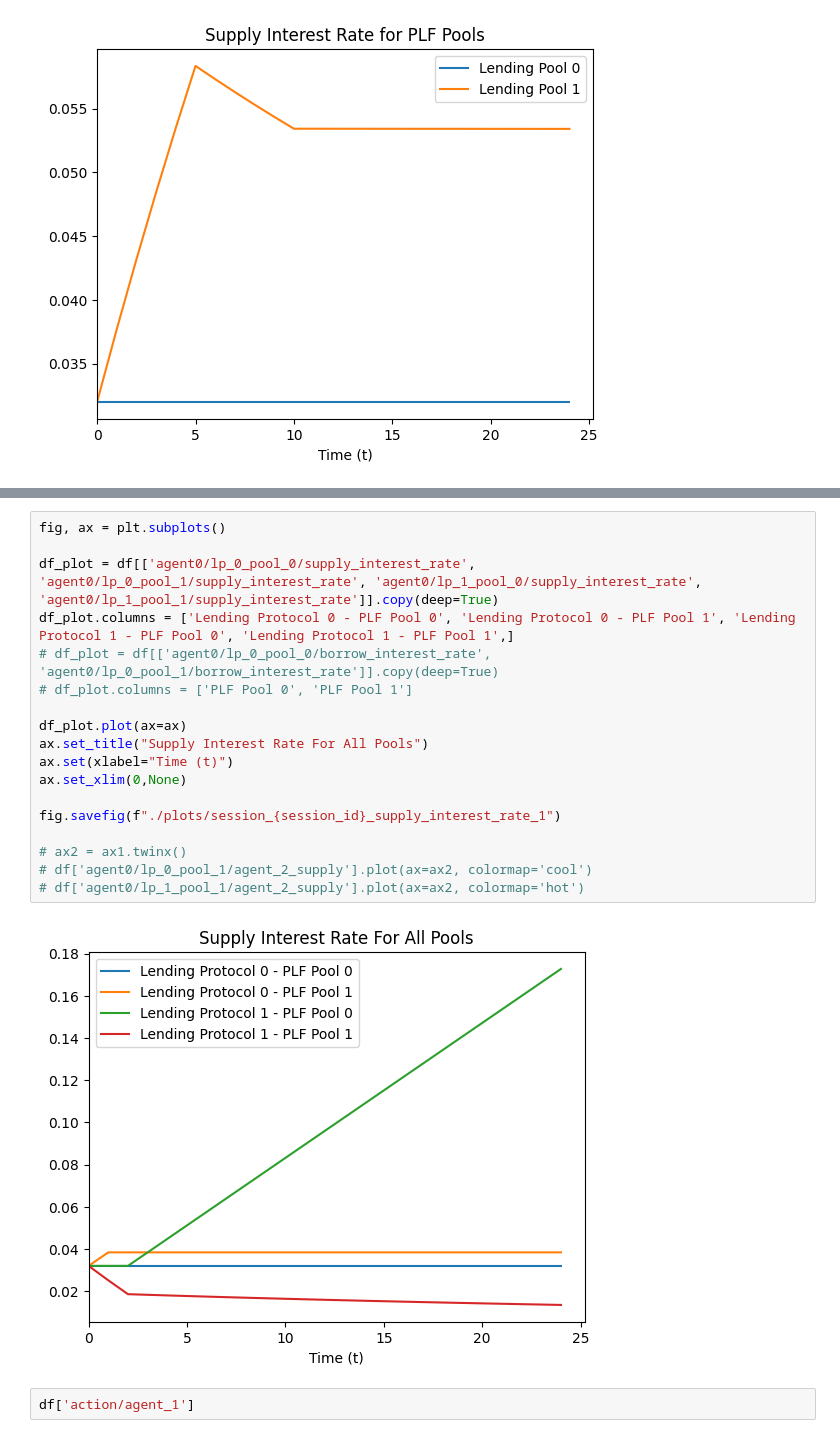
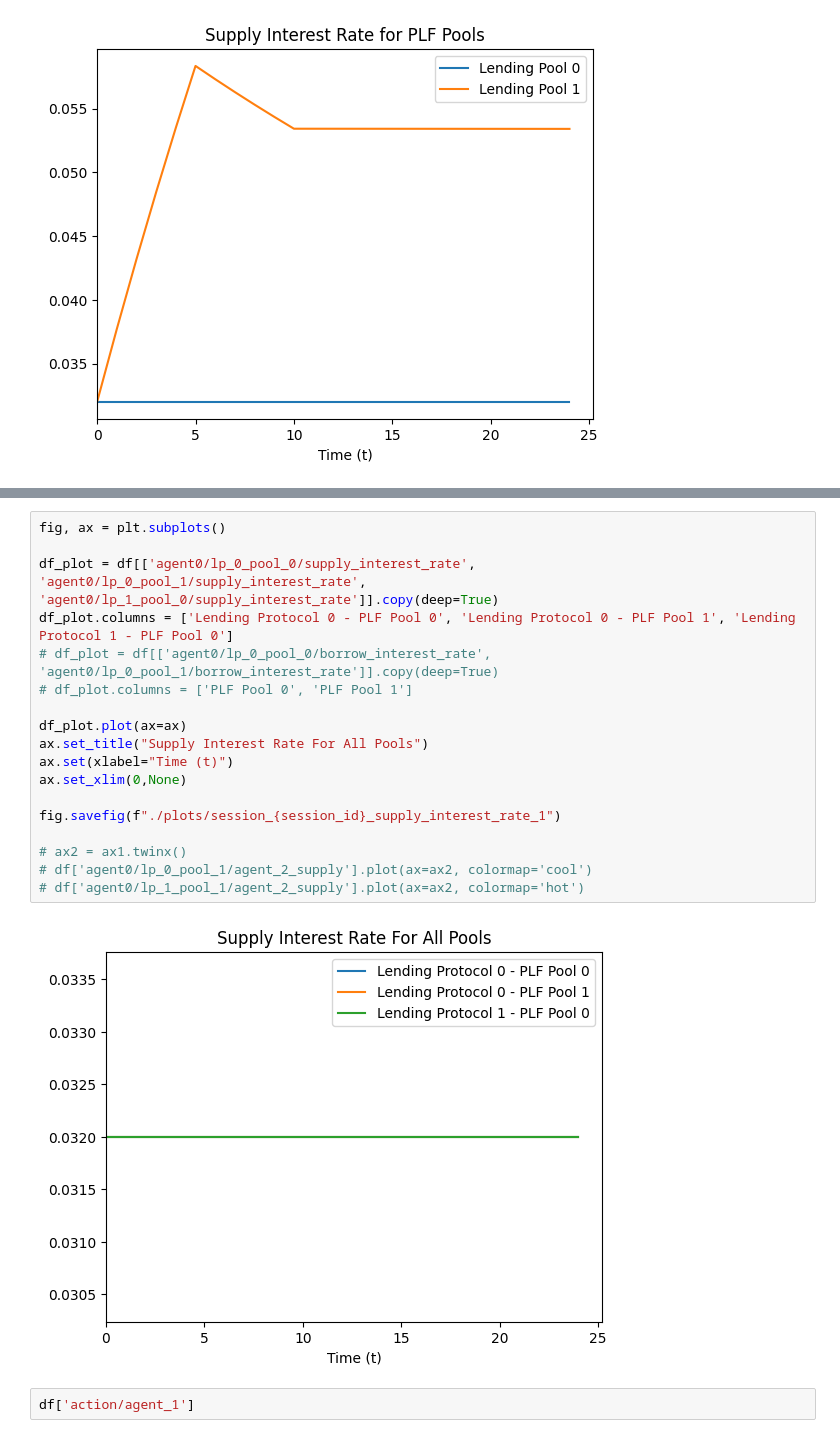
Before and after one commit to buehrerc/MAAC-auto-gov, a Jupyter notebook: analysis/generate_plots.ipynb, the cells around one changed output, grey strips where cells are left out. Drawn from its saved outputs; the diff is of its cells as text.

```diff
--- a/analysis/generate_plots.ipynb
+++ b/analysis/generate_plots.ipynb
@@ -186,23 +186,23 @@ fig.savefig(f"./plots/session_{session_id}_borrow_interest_rate")
 # %%
 fig, ax = plt.subplots()
 
-df_plot = df[['agent0/lp_0_pool_0/supply_interest_rate', 'agent0/lp_0_pool_1/supply_interest_rate', 'agent0/lp_1_pool_0/supply_interest_rate', 'agent0/lp_1_pool_1/supply_interest_rate']].copy(deep=True)
-df_plot.columns = ['Lending Protocol 0 - PLF Pool 0', 'Lending Protocol 0 - PLF Pool 1', 'Lending Protocol 1 - PLF Pool 0', 'Lending Protocol 1 - PLF Pool 1',]
+df_plot = df[['agent0/lp_0_pool_0/supply_interest_rate', 'agent0/lp_0_pool_1/supply_interest_rate', 'agent0/lp_1_pool_0/supply_interest_rate']].copy(deep=True)
+df_plot.columns = ['Lending Protocol 0 - PLF Pool 0', 'Lending Protocol 0 - PLF Pool 1', 'Lending Protocol 1 - PLF Pool 0']
 # df_plot = df[['agent0/lp_0_pool_0/borrow_interest_rate', 'agent0/lp_0_pool_1/borrow_interest_rate']].copy(deep=True)
 # df_plot.columns = ['PLF Pool 0', 'PLF Pool 1']
 
 df_plot.plot(ax=ax)
 ax.set_title("Supply Interest Rate For All Pools")
 ax.set(xlabel="Time (t)")
 ax.set_xlim(0,None)
 
 fig.savefig(f"./plots/session_{session_id}_supply_interest_rate_1")
 
 # ax2 = ax1.twinx()
 # df['agent0/lp_0_pool_1/agent_2_supply'].plot(ax=ax2, colormap='cool')
 # df['agent0/lp_1_pool_1/agent_2_supply'].plot(ax=ax2, colormap='hot')
 # %% [output]
-[figure, old version]
+[figure, new version]
 # %%
 df['action/agent_1']
 # %% [output]
```
Also changed, not shown: parts of 6 cells of this notebook, 5 other files.
